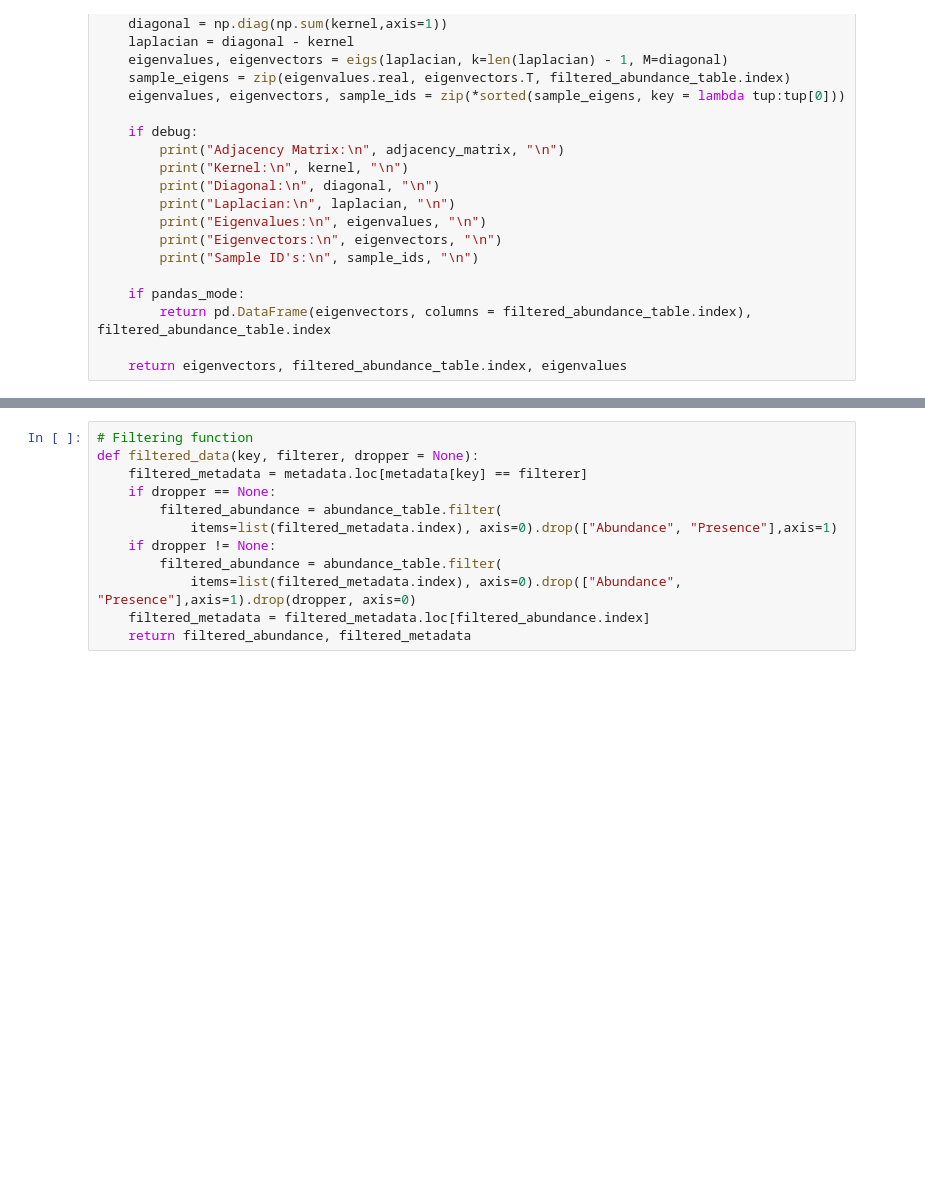
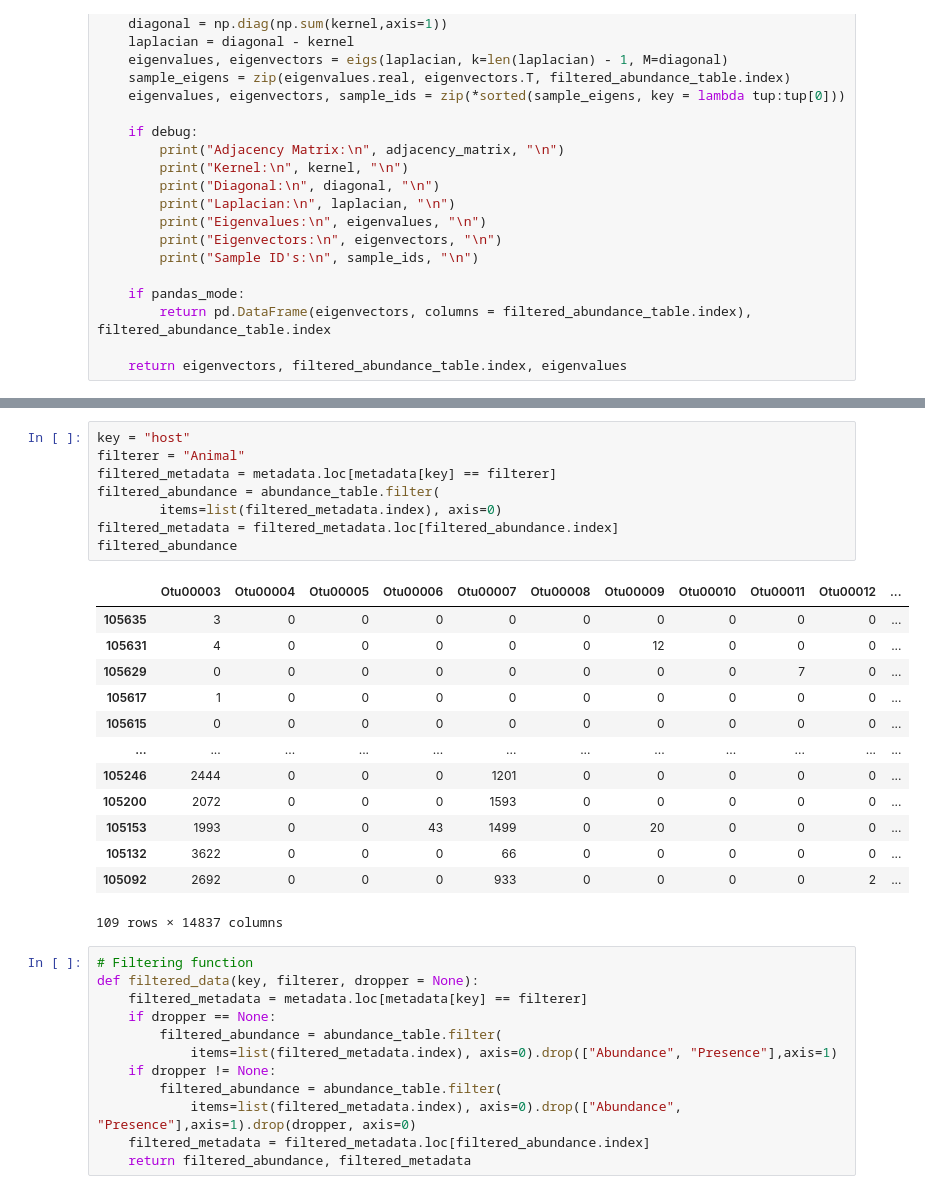
Before and after one commit to Zaijab/C-Maiki, a Jupyter notebook: amandin/microbiome/live_analysis.ipynb, the cells around one changed output, grey strips where cells are left out. Saved outputs shown, nothing was run; the diff lists cells and outputs as text; blank space fills up the shorter version.

```diff
--- a/amandin/microbiome/live_analysis.ipynb
+++ b/amandin/microbiome/live_analysis.ipynb
@@ -171,3 +224,25 @@ def eigenvector_to_plot(eigenvectors, metadata, title, text = None, color_descri
+# %%
+key = "host"
+filterer = "Animal"
+filtered_metadata = metadata.loc[metadata[key] == filterer]
+filtered_abundance = abundance_table.filter(
+        items=list(filtered_metadata.index), axis=0)
+filtered_metadata = filtered_metadata.loc[filtered_abundance.index]
+filtered_abundance
+# %% [output]
+|  | Otu00003 | Otu00004 | Otu00005 | Otu00006 | Otu00007 | Otu00008 | Otu00009 | Otu00010 | Otu00011 | Otu00012 | ... |
+| 105635 | 3 | 0 | 0 | 0 | 0 | 0 | 0 | 0 | 0 | 0 | ... |
+| 105631 | 4 | 0 | 0 | 0 | 0 | 0 | 12 | 0 | 0 | 0 | ... |
+| 105629 | 0 | 0 | 0 | 0 | 0 | 0 | 0 | 0 | 7 | 0 | ... |
+| 105617 | 1 | 0 | 0 | 0 | 0 | 0 | 0 | 0 | 0 | 0 | ... |
+| 105615 | 0 | 0 | 0 | 0 | 0 | 0 | 0 | 0 | 0 | 0 | ... |
+| ... | ... | ... | ... | ... | ... | ... | ... | ... | ... | ... | ... |
+| 105246 | 2444 | 0 | 0 | 0 | 1201 | 0 | 0 | 0 | 0 | 0 | ... |
+| 105200 | 2072 | 0 | 0 | 0 | 1593 | 0 | 0 | 0 | 0 | 0 | ... |
+| 105153 | 1993 | 0 | 0 | 43 | 1499 | 0 | 20 | 0 | 0 | 0 | ... |
+| 105132 | 3622 | 0 | 0 | 0 | 66 | 0 | 0 | 0 | 0 | 0 | ... |
+| 105092 | 2692 | 0 | 0 | 0 | 933 | 0 | 0 | 0 | 0 | 2 | ... |
+109 rows × 14837 columns
 # %%
 # Filtering function
 def filtered_data(key, filterer, dropper = None):
```
Also changed, not shown: parts of 5 cells of this notebook, 9 other files.
